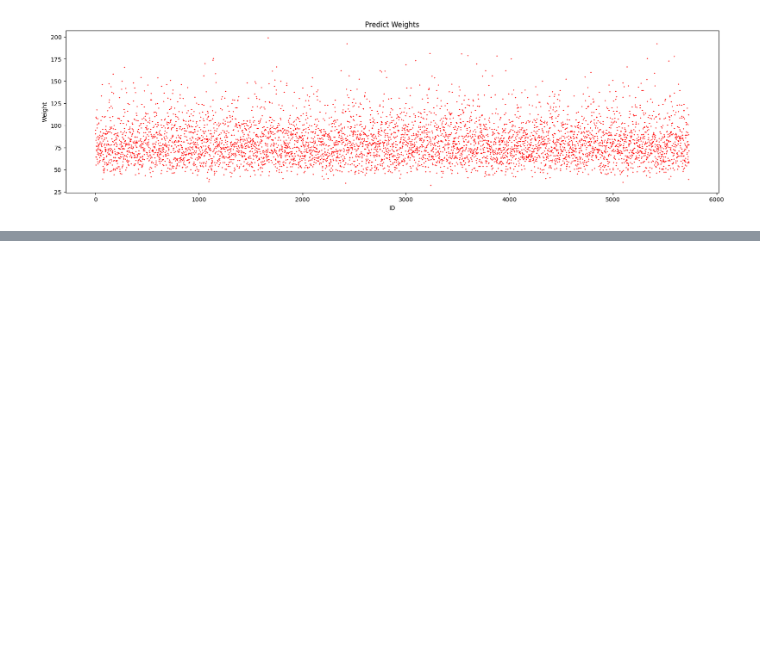
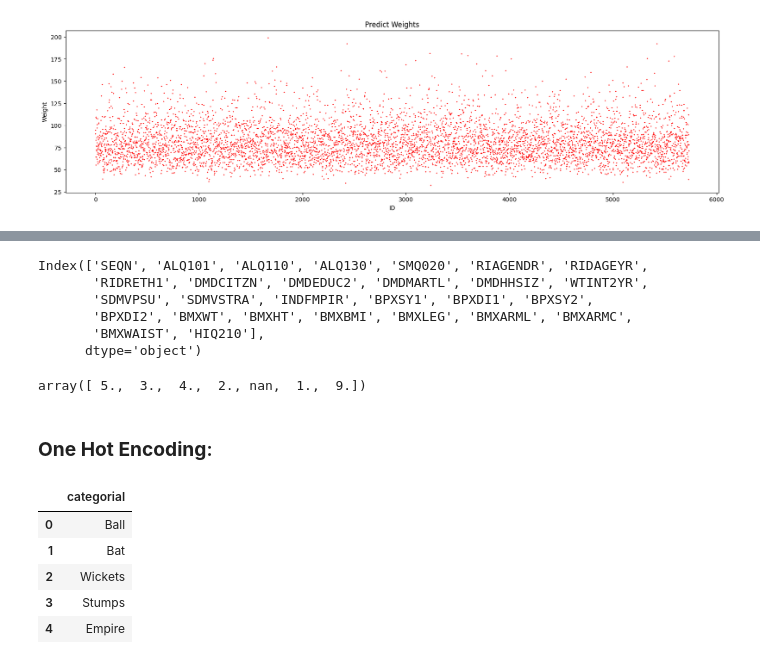
Before and after one commit to Zaibi-Here/Python-DSAI, a Jupyter notebook: Machine Learning/DataParactise1.ipynb, the cells around one changed output, grey strips where cells are left out. Drawn from its saved outputs; the diff is of its cells as text; code cells hidden in the pictures; blank space fills up the shorter version.

```diff
--- a/Machine Learning/DataParactise1.ipynb
+++ b/Machine Learning/DataParactise1.ipynb
@@ -138,0 +124,27 @@ sum(y)/ len(y)   #Average of the Data Column BMXWT
+# %%
+df.columns    #check the dataa columns
+# %% [output]
+Index(['SEQN', 'ALQ101', 'ALQ110', 'ALQ130', 'SMQ020', 'RIAGENDR', 'RIDAGEYR',
+       'RIDRETH1', 'DMDCITZN', 'DMDEDUC2', 'DMDMARTL', 'DMDHHSIZ', 'WTINT2YR',
+       'SDMVPSU', 'SDMVSTRA', 'INDFMPIR', 'BPXSY1', 'BPXDI1', 'BPXSY2',
+       'BPXDI2', 'BMXWT', 'BMXHT', 'BMXBMI', 'BMXLEG', 'BMXARML', 'BMXARMC',
+       'BMXWAIST', 'HIQ210'],
+      dtype='object')
+# %%
+df['DMDEDUC2'].unique()   #Categorical Order
+# %% [output]
+array([ 5.,  3.,  4.,  2., nan,  1.,  9.])
+# %% [markdown]
+### **One Hot Encoding**:
+# %%
+B = ['Ball','Bat','Wickets','Stumps','Empire']
+d = {'categorial': B}
+df = pd.DataFrame(d)
+df
+# %% [output]
+|  | categorial |
+| 0 | Ball |
+| 1 | Bat |
+| 2 | Wickets |
+| 3 | Stumps |
+| 4 | Empire |
```
Also changed, not shown: parts of 5 cells of this notebook.
